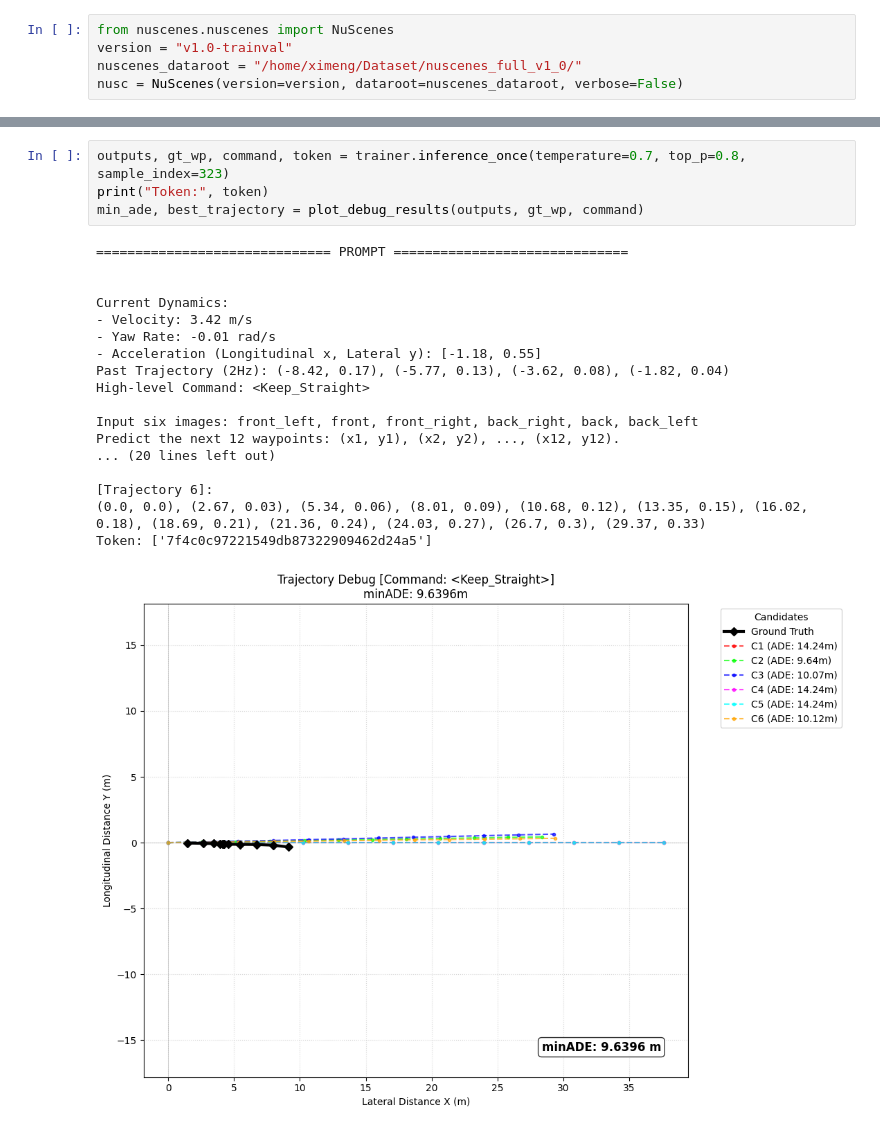
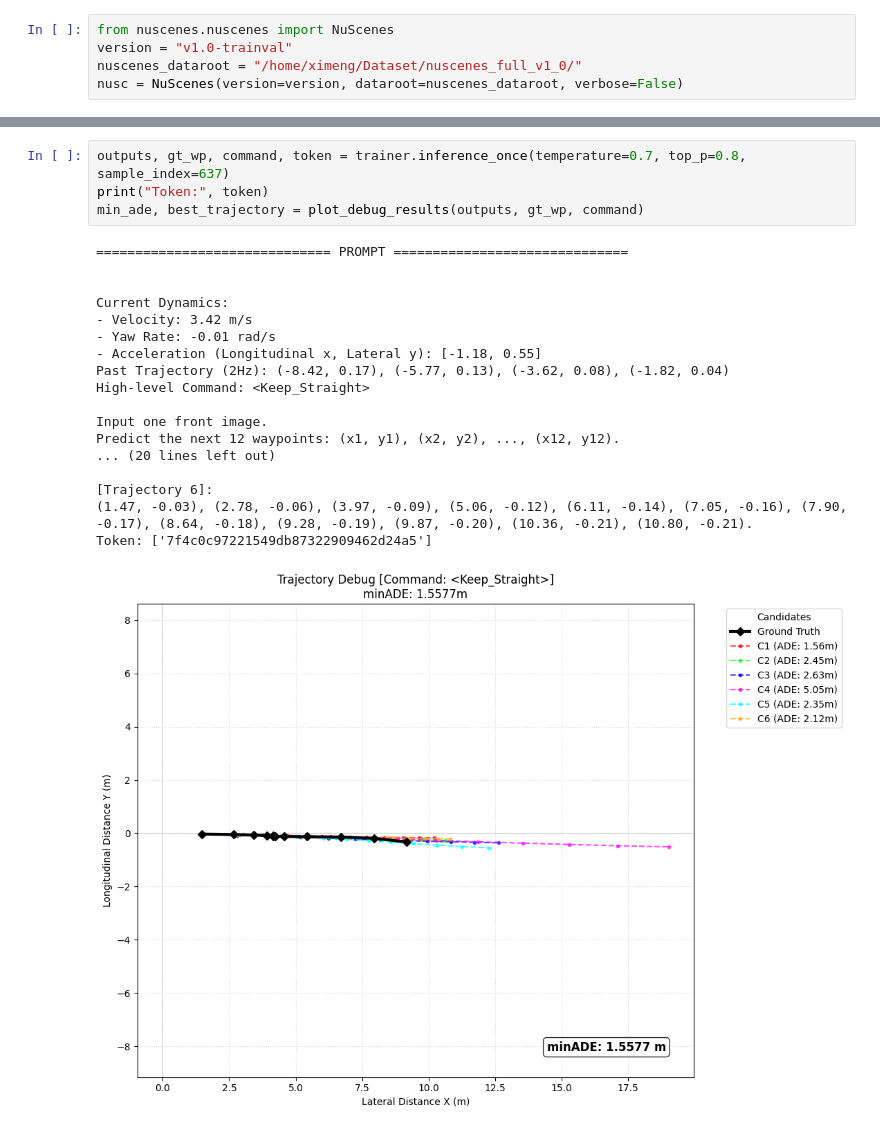
Before and after one commit to TAMU-CVRL/NaviDrive, a Jupyter notebook: demo/inference.ipynb, the cells around one changed output, grey strips where cells are left out. Drawn from its saved outputs; the diff is of its cells as text.

```diff
--- a/demo/inference.ipynb
+++ b/demo/inference.ipynb
@@ -167,27 +168,27 @@ Loading visual model: Qwen/Qwen3-VL-8B-Instruct with attention: flash_attention_
 Model loaded successfully from checkpoint.
 # %%
-outputs, gt_wp, command, token = trainer.inference_once(temperature=0.7, top_p=0.8, sample_index=323)
+outputs, gt_wp, command, token = trainer.inference_once(temperature=0.7, top_p=0.8, sample_index=637)
 print("Token:", token)
 min_ade, best_trajectory = plot_debug_results(outputs, gt_wp, command)
 # %% [output]
 ============================== PROMPT ==============================
 
 
 Current Dynamics:
 - Velocity: 3.42 m/s
 - Yaw Rate: -0.01 rad/s
 - Acceleration (Longitudinal x, Lateral y): [-1.18, 0.55]
 Past Trajectory (2Hz): (-8.42, 0.17), (-5.77, 0.13), (-3.62, 0.08), (-1.82, 0.04)
 High-level Command: <Keep_Straight>
 
-Input six images: front_left, front, front_right, back_right, back, back_left
+Input one front image.
 Predict the next 12 waypoints: (x1, y1), (x2, y2), ..., (x12, y12).
 ... (20 lines left out)
 
 [Trajectory 6]:
-(0.0, 0.0), (2.67, 0.03), (5.34, 0.06), (8.01, 0.09), (10.68, 0.12), (13.35, 0.15), (16.02, 0.18), (18.69, 0.21), (21.36, 0.24), (24.03, 0.27), (26.7, 0.3), (29.37, 0.33)
+(1.47, -0.03), (2.78, -0.06), (3.97, -0.09), (5.06, -0.12), (6.11, -0.14), (7.05, -0.16), (7.90, -0.17), (8.64, -0.18), (9.28, -0.19), (9.87, -0.20), (10.36, -0.21), (10.80, -0.21).
 Token: ['7f4c0c97221549db87322909462d24a5']
-[figure, old version]
+[figure, new version]
 # %%
 from utils.results_utils import project_wp_to_image
 
```
Also changed, not shown: parts of 2 cells of this notebook, 14 other files.
